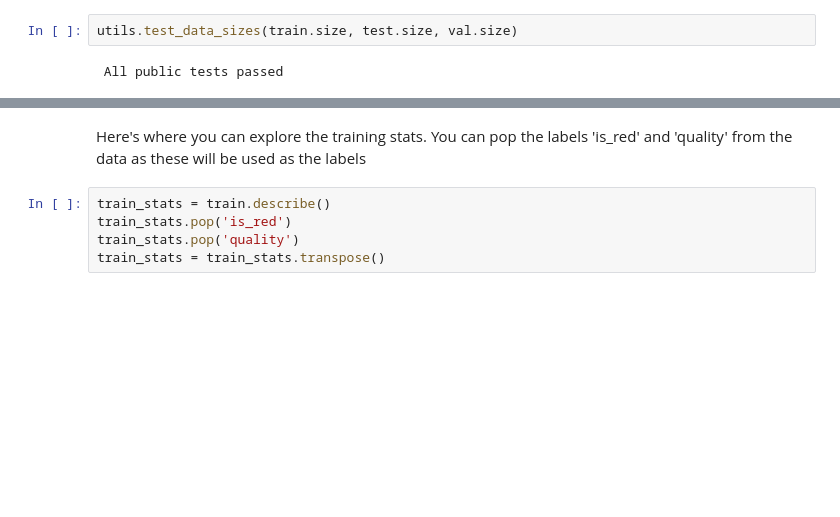
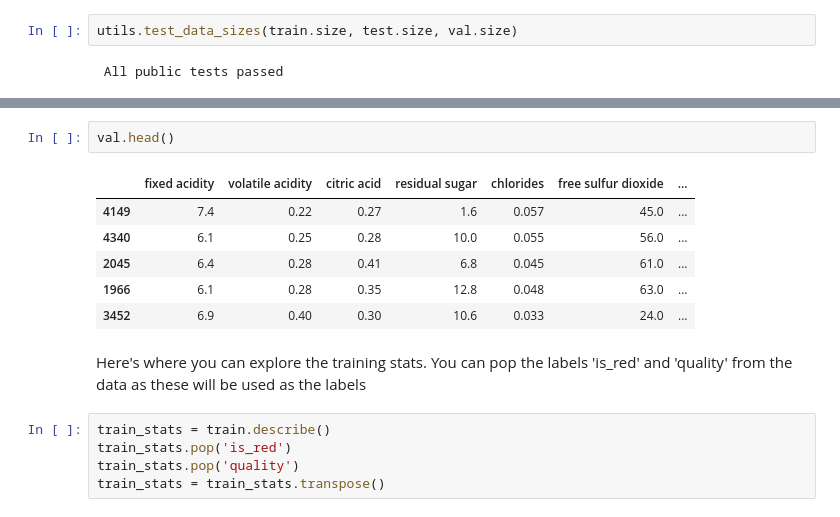
Before and after one commit to jcgarciaca/custom_models_layers_loss_functions_with_tensorflow, a Jupyter notebook: week_1/C1W1_Assignment.ipynb, the cells around one changed output, grey strips where cells are left out. Saved outputs shown, nothing was run; the diff lists cells and outputs as text; blank space fills up the shorter version.

```diff
--- a/week_1/C1W1_Assignment.ipynb
+++ b/week_1/C1W1_Assignment.ipynb
@@ -295,3 +313,12 @@ utils.test_data_sizes(train.size, test.size, val.size)
+# %%
+val.head()
+# %% [output]
+|  | fixed acidity | volatile acidity | citric acid | residual sugar | chlorides | free sulfur dioxide | ... |
+| 4149 | 7.4 | 0.22 | 0.27 | 1.6 | 0.057 | 45.0 | ... |
+| 4340 | 6.1 | 0.25 | 0.28 | 10.0 | 0.055 | 56.0 | ... |
+| 2045 | 6.4 | 0.28 | 0.41 | 6.8 | 0.045 | 61.0 | ... |
+| 1966 | 6.1 | 0.28 | 0.35 | 12.8 | 0.048 | 63.0 | ... |
+| 3452 | 6.9 | 0.40 | 0.30 | 10.6 | 0.033 | 24.0 | ... |
 # %% [markdown]
 Here's where you can explore the training stats. You can pop the labels 'is_red' and 'quality' from the data as these will be used as the labels
 # %%
```
Also changed, not shown: parts of 12 cells of this notebook.
